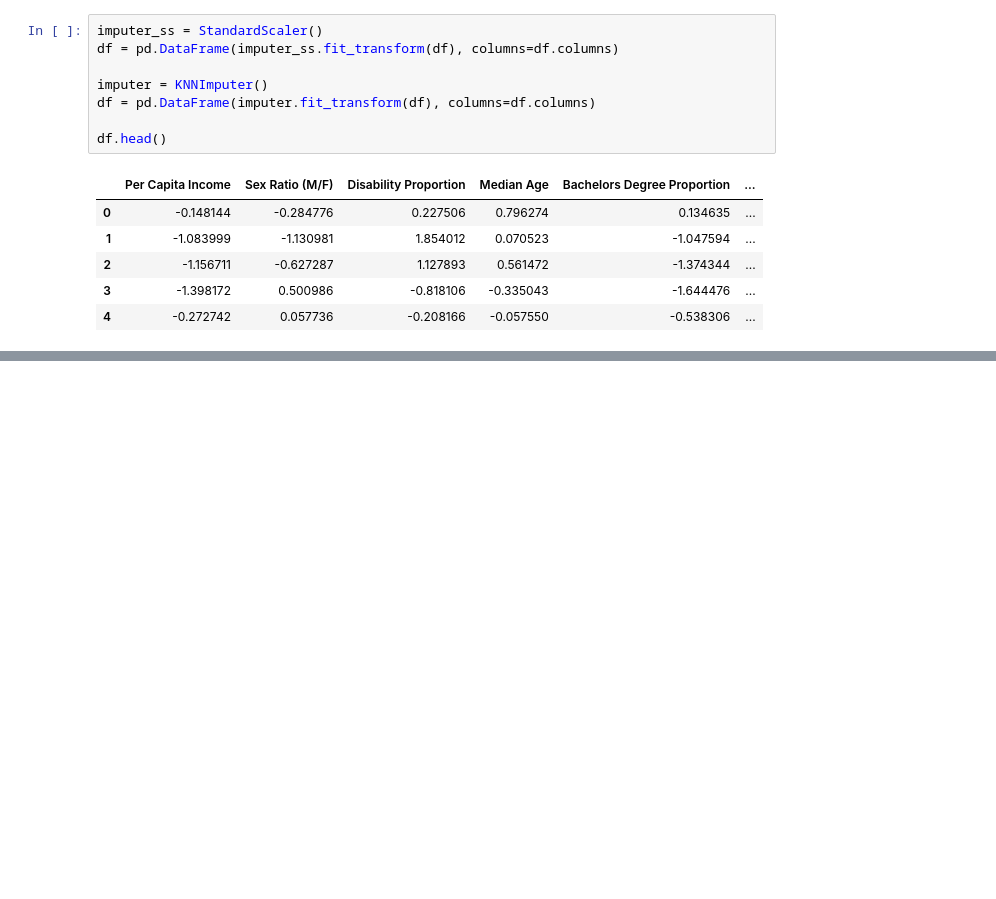
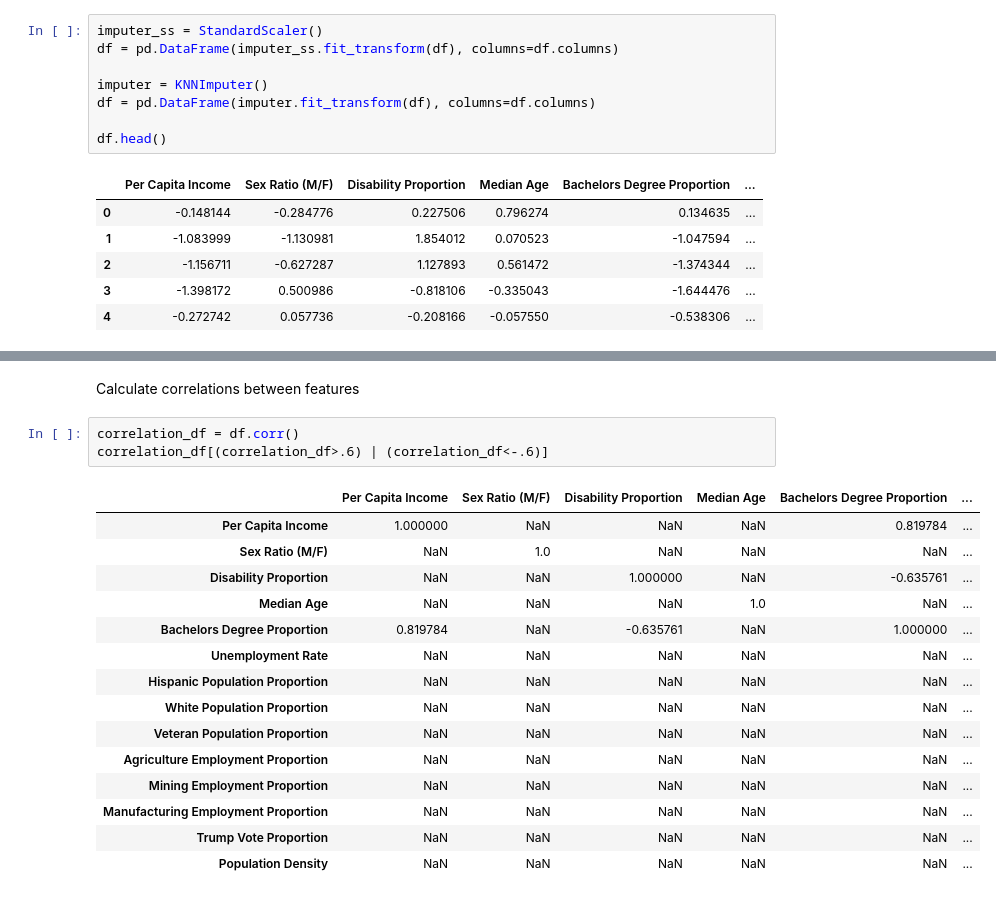
Before and after one commit to blantj/2020_pres_election_regression, a Jupyter notebook: Modeling.ipynb, the cells around one changed output, grey strips where cells are left out. Saved outputs shown, nothing was run; the diff lists cells and outputs as text; blank space fills up the shorter version.

```diff
--- a/Modeling.ipynb
+++ b/Modeling.ipynb
@@ -510,0 +533,21 @@ Name: 502, dtype: object
+# %% [markdown]
+Calculate correlations between features
+# %%
+correlation_df = df.corr()
+correlation_df[(correlation_df>.6) | (correlation_df<-.6)]
+# %% [output]
+|  | Per Capita Income | Sex Ratio (M/F) | Disability Proportion | Median Age | Bachelors Degree Proportion | ... |
+| Per Capita Income | 1.000000 | NaN | NaN | NaN | 0.819784 | ... |
+| Sex Ratio (M/F) | NaN | 1.0 | NaN | NaN | NaN | ... |
+| Disability Proportion | NaN | NaN | 1.000000 | NaN | -0.635761 | ... |
+| Median Age | NaN | NaN | NaN | 1.0 | NaN | ... |
+| Bachelors Degree Proportion | 0.819784 | NaN | -0.635761 | NaN | 1.000000 | ... |
+| Unemployment Rate | NaN | NaN | NaN | NaN | NaN | ... |
+| Hispanic Population Proportion | NaN | NaN | NaN | NaN | NaN | ... |
+| White Population Proportion | NaN | NaN | NaN | NaN | NaN | ... |
+| Veteran Population Proportion | NaN | NaN | NaN | NaN | NaN | ... |
+| Agriculture Employment Proportion | NaN | NaN | NaN | NaN | NaN | ... |
+| Mining Employment Proportion | NaN | NaN | NaN | NaN | NaN | ... |
+| Manufacturing Employment Proportion | NaN | NaN | NaN | NaN | NaN | ... |
+| Trump Vote Proportion | NaN | NaN | NaN | NaN | NaN | ... |
+| Population Density | NaN | NaN | NaN | NaN | NaN | ... |
```
Also changed, not shown: parts of 32 cells of this notebook.
